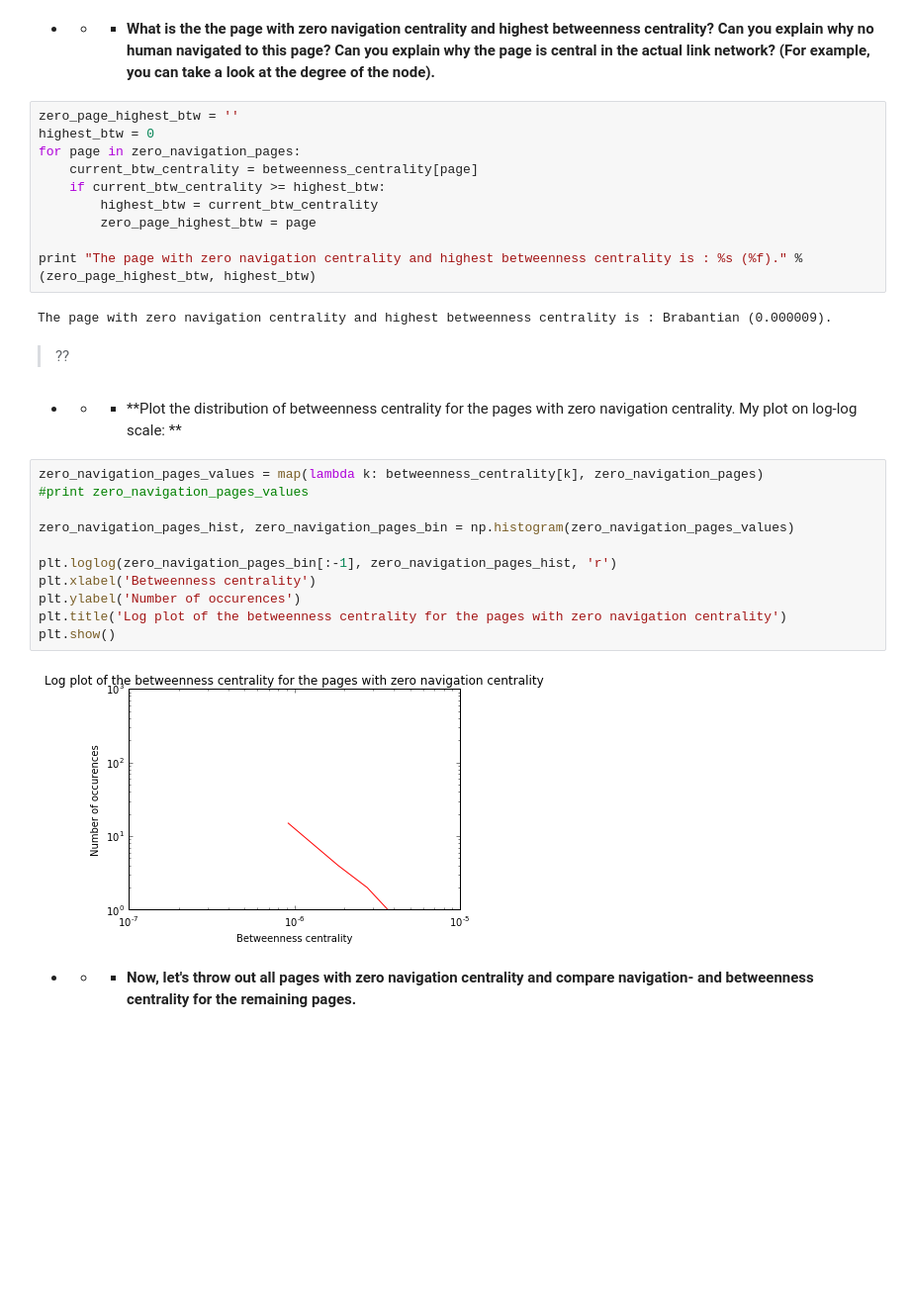
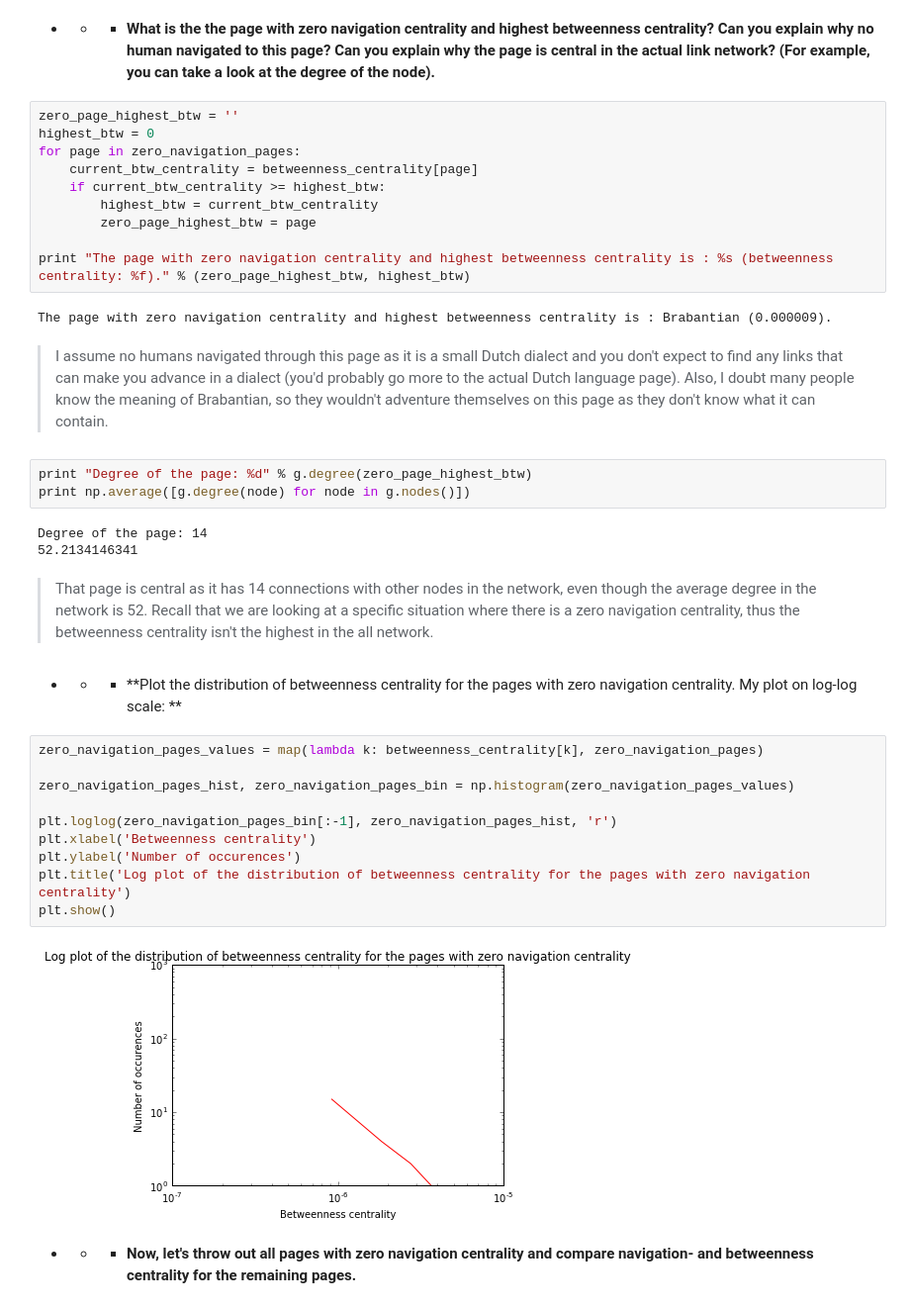
Before and after one commit to brydenfogelman/02805-social-graphs, a Jupyter notebook: jonathan/week8.ipynb, the cells around one changed output. Shown: that part at 99% size. Saved outputs shown, nothing was run; the diff lists cells and outputs as text; blank space fills up the shorter version.

```diff
--- a/jonathan/week8.ipynb
+++ b/jonathan/week8.ipynb
@@ -223,28 +231,35 @@ for page in zero_navigation_pages:
         highest_btw = current_btw_centrality
         zero_page_highest_btw = page
 
-print "The page with zero navigation centrality and highest betweenness centrality is : %s (%f)." % (zero_page_highest_btw, highest_btw)
+print "The page with zero navigation centrality and highest betweenness centrality is : %s (betweenness centrality: %f)." % (zero_page_highest_btw, highest_btw)
 # %% [output]
 The page with zero navigation centrality and highest betweenness centrality is : Brabantian (0.000009).
-# %% [markdown]
-> ??
+# %% [markdown]
+> I assume no humans navigated through this page as it is a small Dutch dialect and you don't expect to find any links that can make you advance in a dialect (you'd probably go more to the actual Dutch language page). Also, I doubt many people know the meaning of Brabantian, so they wouldn't adventure themselves on this page as they don't know what it can contain.
+# %%
+print "Degree of the page: %d" % g.degree(zero_page_highest_btw)
+print np.average([g.degree(node) for node in g.nodes()])
+# %% [output]
+Degree of the page: 14
+52.2134146341
+# %% [markdown]
+> That page is central as it has 14 connections with other nodes in the network, even though the average degree in the network is 52. Recall that we are looking at a specific situation where there is a zero navigation centrality, thus the betweenness centrality isn't the highest in the all network.
 # %% [markdown]
 *
     *
         * **Plot the distribution of betweenness centrality for the pages with zero navigation centrality. My plot on log-log scale: **
 # %%
 zero_navigation_pages_values = map(lambda k: betweenness_centrality[k], zero_navigation_pages)
-#print zero_navigation_pages_values
 
 zero_navigation_pages_hist, zero_navigation_pages_bin = np.histogram(zero_navigation_pages_values)
 
 plt.loglog(zero_navigation_pages_bin[:-1], zero_navigation_pages_hist, 'r')
 plt.xlabel('Betweenness centrality')
 plt.ylabel('Number of occurences')
-plt.title('Log plot of the betweenness centrality for the pages with zero navigation centrality')
+plt.title('Log plot of the distribution of betweenness centrality for the pages with zero navigation centrality')
 plt.show()
 # %% [output]
-[figure, old version]
+[figure, new version]
 # %% [markdown]
 *
     *
```
Also changed, not shown: parts of 15 cells of this notebook, 1 other file.
